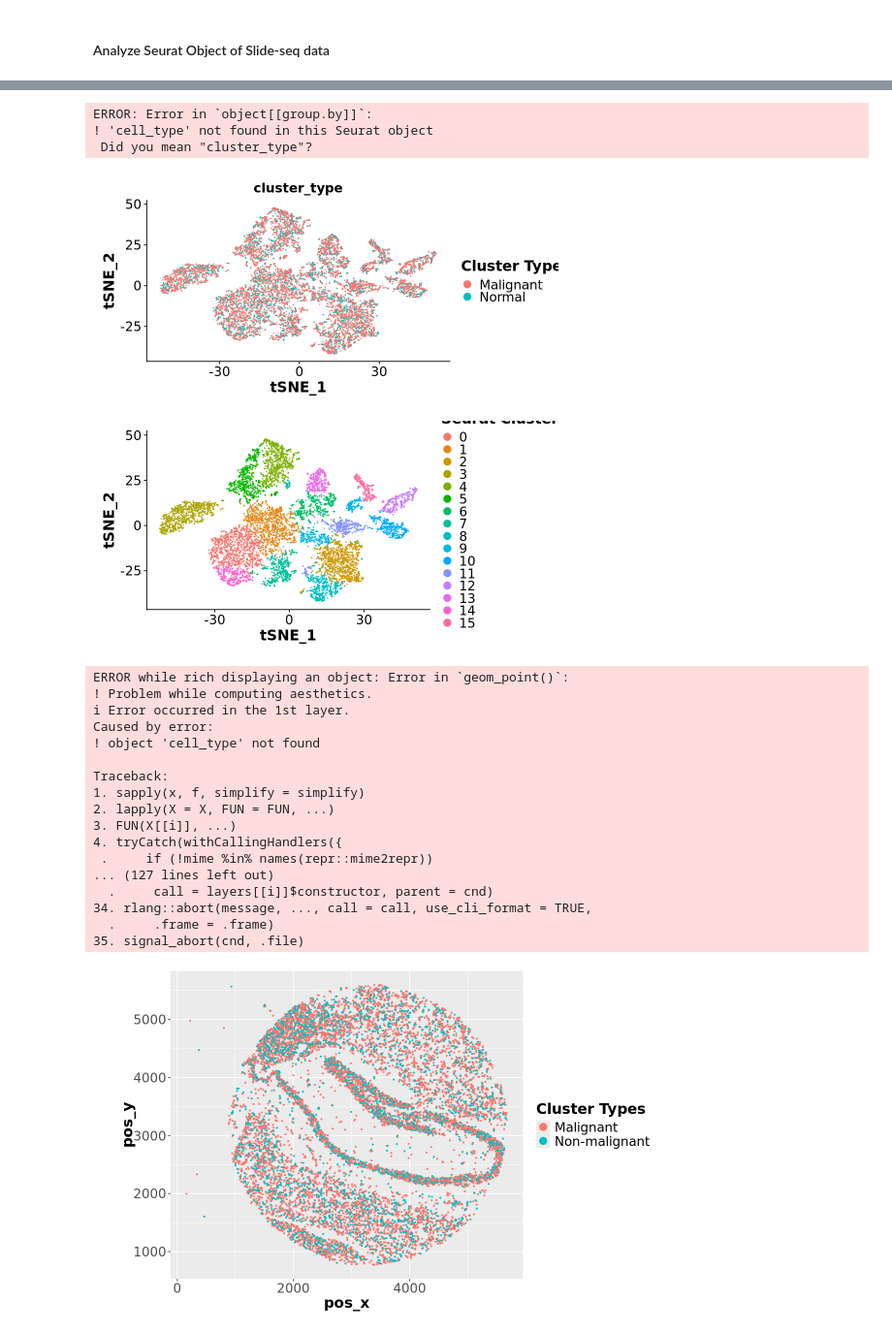
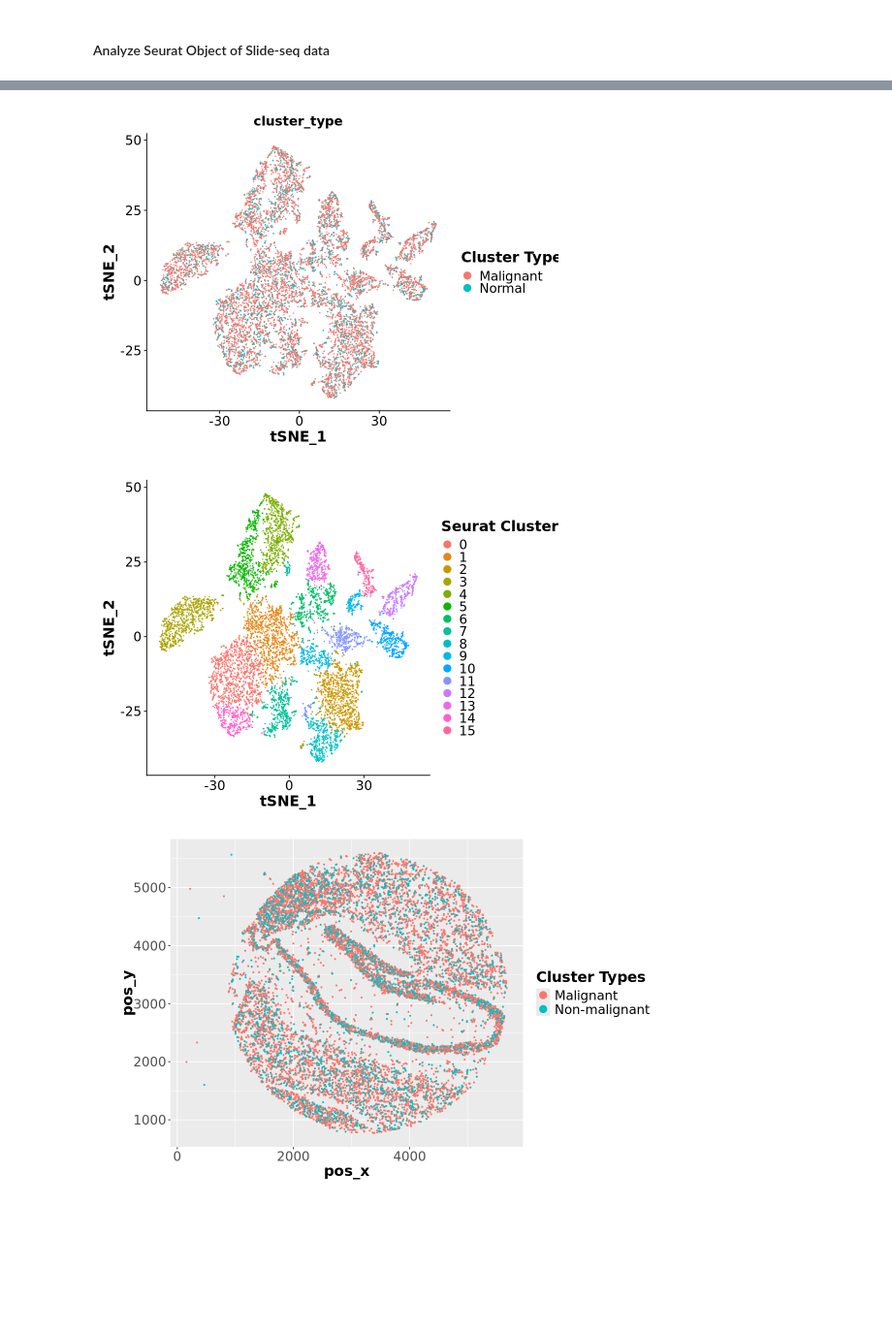
Before and after one commit to dkzhang777/SlideCNA_Analysis, a Jupyter notebook: vignettes/slide-seq_mouse.ipynb, the cells around one changed output, grey strips where cells are left out. Shown at 97% size. Cells and saved outputs as stored; diff of their text form; code cells hidden in the pictures; blank space fills up the shorter version.

```diff
--- a/vignettes/slide-seq_mouse.ipynb
+++ b/vignettes/slide-seq_mouse.ipynb
@@ -31,11 +30,3 @@ lapply(libraries, function(x) suppressMessages(require(x, character.only = TRUE,
 [1] TRUE
 # %%
 sample <- "200115_08"
-# %%
-wd <- "/ahg/regevdata/users/dzhang/projects/HTAPP_MBC/src"
-path_to_data <- paste0(wd,
-                       "/slide_CNV_official_v2/data/SlideCNA_zenodo/11-03-24/")
-path_to_results <- paste0(wd,
-                          "/slide_CNV_official_v2/mouse/",
-                          sample,
-                          "/vignette_test/results/")
@@ -385,66 +185,28 @@ A data.frame: 10 x 15
 | ACAGGGTTTATCGA | SeuratProject | 9587 | 3874 | 0 | 5 | 5 | ACAGGGTTTATCGA | ... |
 # %%
 # TSNE Plots
-# %%
-legend_title = "Cell Types"
-options(repr.plot.width = 8, repr.plot.height = 4)
-TSNEPlot(so, label.size = 18, group.by="cell_type") +
-    theme(axis.text=element_text(size=text_size), axis.title=element_text(size=title_size, face='bold'),
-          legend.title=element_text(size=title_size, face='bold'), legend.text=element_text(size=text_size)) +
-    labs(color = legend_title) +
-    guides(color = guide_legend(override.aes = list(size = legend_size_pt)))
-# %% [output]
-ERROR: Error in `object[[group.by]]`:
-! 'cell_type' not found in this Seurat object
- Did you mean "cluster_type"?
 # %%
 legend_title = "Cluster Type"
-options(repr.plot.width = 8, repr.plot.height =4)
+options(repr.plot.width = 8, repr.plot.height =6)
 TSNEPlot(so, label.size = 18, group.by="cluster_type") +
     theme(axis.text=element_text(size=text_size), axis.title=element_text(size=title_size, face='bold'),
           legend.title=element_text(size=title_size, face='bold'), legend.text=element_text(size=text_size)) +
     labs(color = legend_title) +
     guides(color = guide_legend(override.aes = list(size = legend_size_pt)))
 # %% [output]
-[figure, old version]
+[figure, new version]
 # %%
 legend_title = "Seurat Clusters"
-options(repr.plot.width = 8, repr.plot.height =4)
+options(repr.plot.width = 8, repr.plot.height =6)
 TSNEPlot(so, label.size = 18) +
     theme(axis.text=element_text(size=text_size), axis.title=element_text(size=title_size, face='bold'),
           legend.title=element_text(size=title_size, face='bold'), legend.text=element_text(size=text_size)) +
     labs(color = legend_title) +
     guides(color = guide_legend(override.aes = list(size = legend_size_pt)))
 # %% [output]
-[figure, old version]
+[figure, new version]
 # %%
 # Spatial plots
-# %%
-legend_title = "Cell Types"
-options(repr.plot.width = 10, repr.plot.height = 6)
-ggplot(md,aes(x=pos_x,y=pos_y,col=(cell_type)))+geom_point(size=0.5, position="jitter")+coord_fixed() +
-    theme(axis.text=element_text(size=text_size), axis.title=element_text(size=title_size, face='bold'),
-          legend.title=element_text(size=title_size, face='bold'), legend.text=element_text(size=text_size)) +
-    labs(color = legend_title) +
-    guides(color = guide_legend(override.aes = list(size = legend_size_pt)))
-# %% [output]
-ERROR while rich displaying an object: Error in `geom_point()`:
-! Problem while computing aesthetics.
-i Error occurred in the 1st layer.
-Caused by error:
-! object 'cell_type' not found
-
-Traceback:
-1. sapply(x, f, simplify = simplify)
-2. lapply(X = X, FUN = FUN, ...)
-3. FUN(X[[i]], ...)
-4. tryCatch(withCallingHandlers({
- .     if (!mime %in% names(repr::mime2repr))
-... (127 lines left out)
-  .     call = layers[[i]]$constructor, parent = cnd)
-34. rlang::abort(message, ..., call = call, use_cli_format = TRUE,
-  .     .frame = .frame)
-35. signal_abort(cnd, .file)
 # %%
 legend_title = "Cluster Types"
 options(repr.plot.width = 10, repr.plot.height = 6)
```
Also changed, not shown: parts of 12 cells of this notebook, 3 other files.
